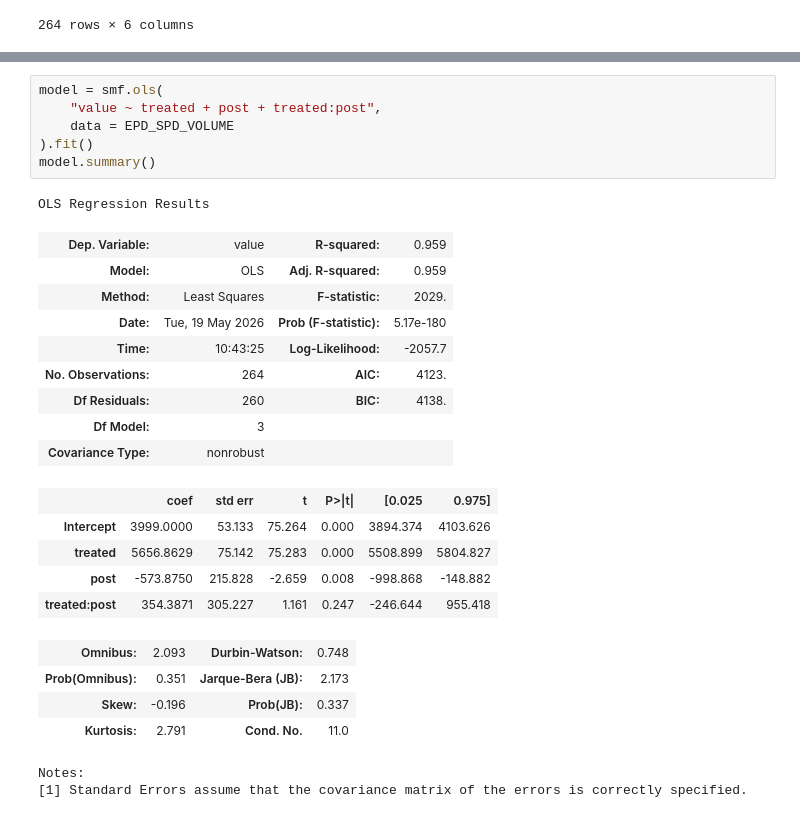
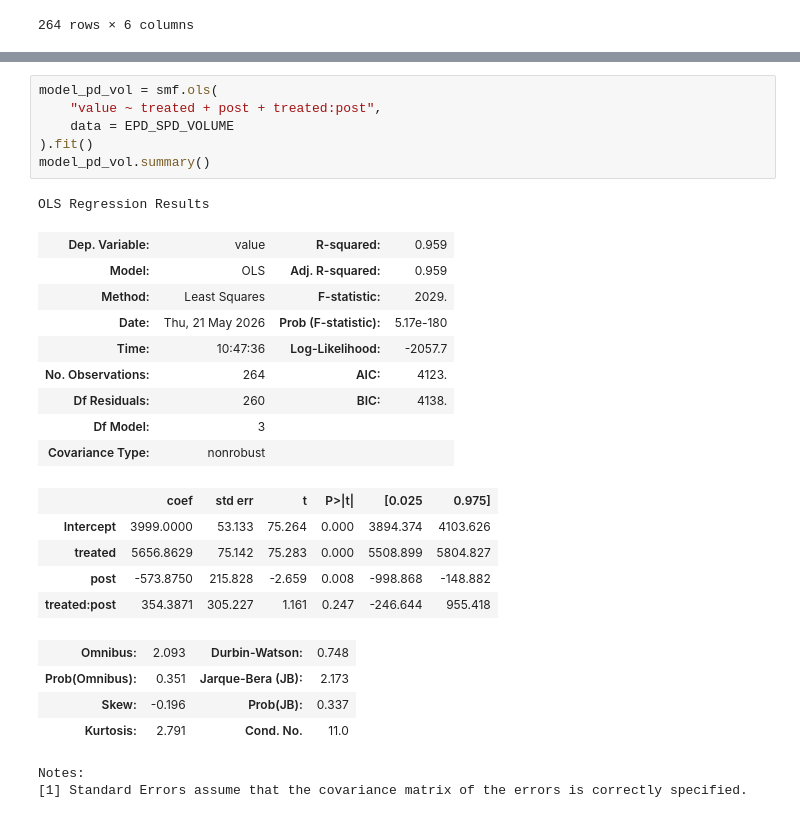
Before and after one commit to luhlig123/DataScienceInAction, a Jupyter notebook: DSCI410_Data_Processing.ipynb, the cells around one changed output, grey strips where cells are left out. Saved outputs shown, nothing was run; the diff lists cells and outputs as text.

```diff
--- a/DSCI410_Data_Processing.ipynb
+++ b/DSCI410_Data_Processing.ipynb
@@ -645,16 +669,16 @@ EPD_SPD_VOLUME
 # %%
-model = smf.ols(
+model_pd_vol = smf.ols(
     "value ~ treated + post + treated:post",
     data = EPD_SPD_VOLUME
 ).fit()
-model.summary()
+model_pd_vol.summary()
 # %% [output]
 OLS Regression Results
 | Dep. Variable: | value | R-squared: | 0.959 |
 | Model: | OLS | Adj. R-squared: | 0.959 |
 | Method: | Least Squares | F-statistic: | 2029. |
-| Date: | Tue, 19 May 2026 | Prob (F-statistic): | 5.17e-180 |
-| Time: | 10:43:25 | Log-Likelihood: | -2057.7 |
+| Date: | Thu, 21 May 2026 | Prob (F-statistic): | 5.17e-180 |
+| Time: | 10:47:36 | Log-Likelihood: | -2057.7 |
 | No. Observations: | 264 | AIC: | 4123. |
 | Df Residuals: | 260 | BIC: | 4138. |
 | Df Model: | 3 |  |  |
```
Also changed, not shown: parts of 16 cells of this notebook.
